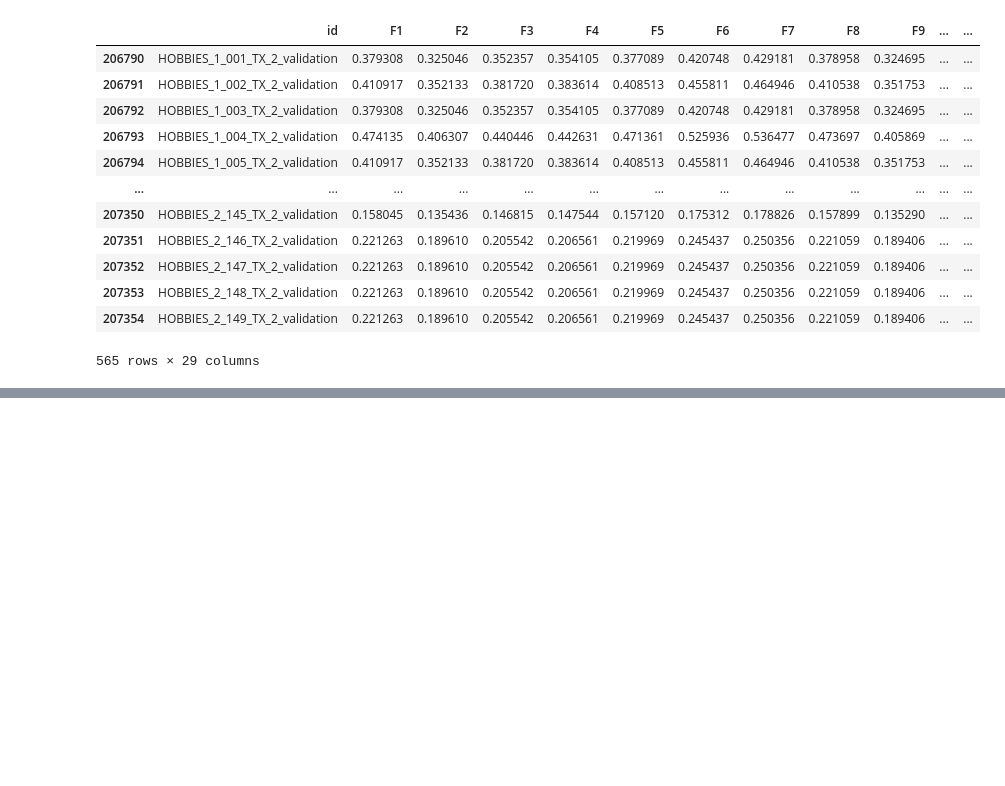
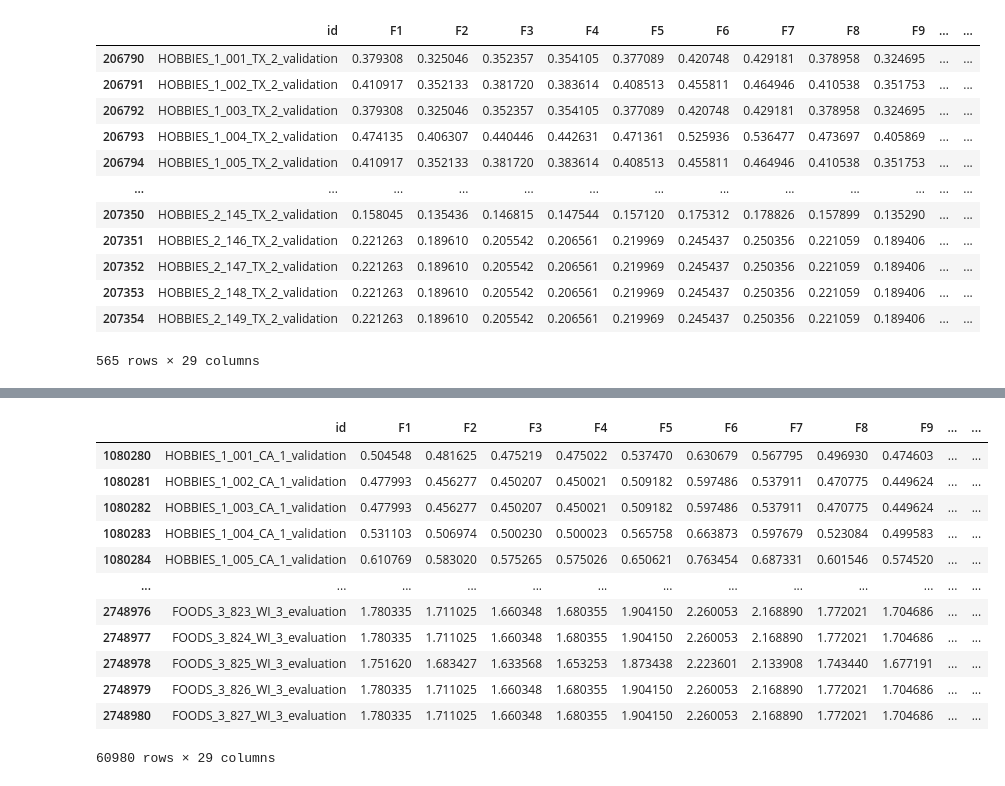
Before and after one commit to dominicdoerig/predicting-sales-data, a Jupyter notebook: m5_challenge/04_forecast_fbprophet.ipynb, the cells around one changed output, grey strips where cells are left out. Drawn from its saved outputs; the diff is of its cells as text; code cells hidden in the pictures; blank space fills up the shorter version.

```diff
--- a/m5_challenge/04_forecast_fbprophet.ipynb
+++ b/m5_challenge/04_forecast_fbprophet.ipynb
@@ -224,0 +338,21 @@ df_submission
+# %%
+# Bring data to the required form (evaluation & validation)
+df_submission = df_submission.append(
+    df_submission.replace(to_replace='validation', value='evaluation', regex=True))
+filename = utils.get_m5_root_dir() + '/data/submissions/fbprophet.csv'
+df_submission.to_csv(filename, index=False)
+df_submission
+# %% [output]
+|  | id | F1 | F2 | F3 | F4 | F5 | F6 | F7 | F8 | F9 | ... | ... |
+| 1080280 | HOBBIES_1_001_CA_1_validation | 0.504548 | 0.481625 | 0.475219 | 0.475022 | 0.537470 | 0.630679 | 0.567795 | 0.496930 | 0.474603 | ... | ... |
+| 1080281 | HOBBIES_1_002_CA_1_validation | 0.477993 | 0.456277 | 0.450207 | 0.450021 | 0.509182 | 0.597486 | 0.537911 | 0.470775 | 0.449624 | ... | ... |
+| 1080282 | HOBBIES_1_003_CA_1_validation | 0.477993 | 0.456277 | 0.450207 | 0.450021 | 0.509182 | 0.597486 | 0.537911 | 0.470775 | 0.449624 | ... | ... |
+| 1080283 | HOBBIES_1_004_CA_1_validation | 0.531103 | 0.506974 | 0.500230 | 0.500023 | 0.565758 | 0.663873 | 0.597679 | 0.523084 | 0.499583 | ... | ... |
+| 1080284 | HOBBIES_1_005_CA_1_validation | 0.610769 | 0.583020 | 0.575265 | 0.575026 | 0.650621 | 0.763454 | 0.687331 | 0.601546 | 0.574520 | ... | ... |
+| ... | ... | ... | ... | ... | ... | ... | ... | ... | ... | ... | ... | ... |
+| 2748976 | FOODS_3_823_WI_3_evaluation | 1.780335 | 1.711025 | 1.660348 | 1.680355 | 1.904150 | 2.260053 | 2.168890 | 1.772021 | 1.704686 | ... | ... |
+| 2748977 | FOODS_3_824_WI_3_evaluation | 1.780335 | 1.711025 | 1.660348 | 1.680355 | 1.904150 | 2.260053 | 2.168890 | 1.772021 | 1.704686 | ... | ... |
+| 2748978 | FOODS_3_825_WI_3_evaluation | 1.751620 | 1.683427 | 1.633568 | 1.653253 | 1.873438 | 2.223601 | 2.133908 | 1.743440 | 1.677191 | ... | ... |
+| 2748979 | FOODS_3_826_WI_3_evaluation | 1.780335 | 1.711025 | 1.660348 | 1.680355 | 1.904150 | 2.260053 | 2.168890 | 1.772021 | 1.704686 | ... | ... |
+| 2748980 | FOODS_3_827_WI_3_evaluation | 1.780335 | 1.711025 | 1.660348 | 1.680355 | 1.904150 | 2.260053 | 2.168890 | 1.772021 | 1.704686 | ... | ... |
+60980 rows × 29 columns
```
Also changed, not shown: parts of 11 cells of this notebook.
